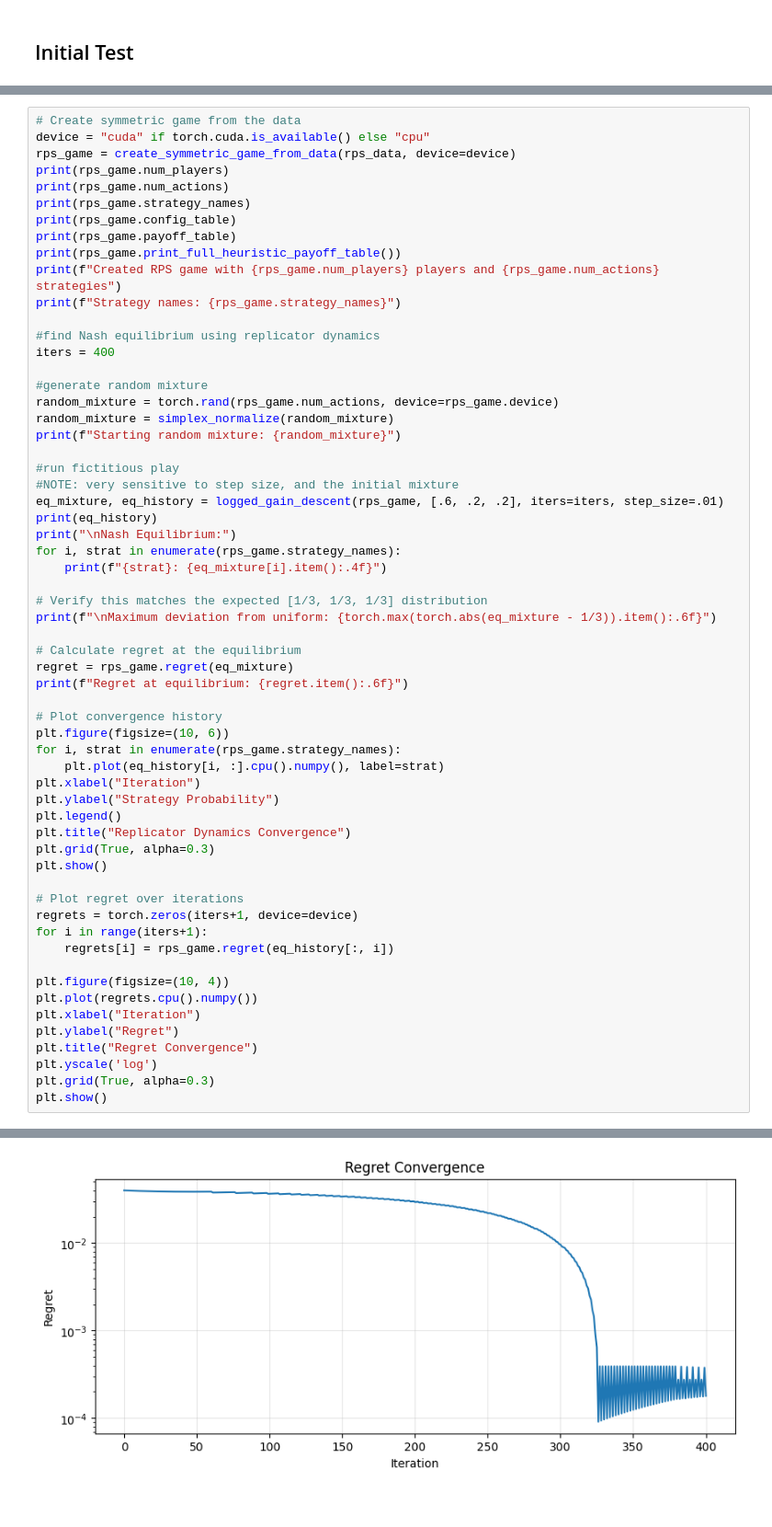
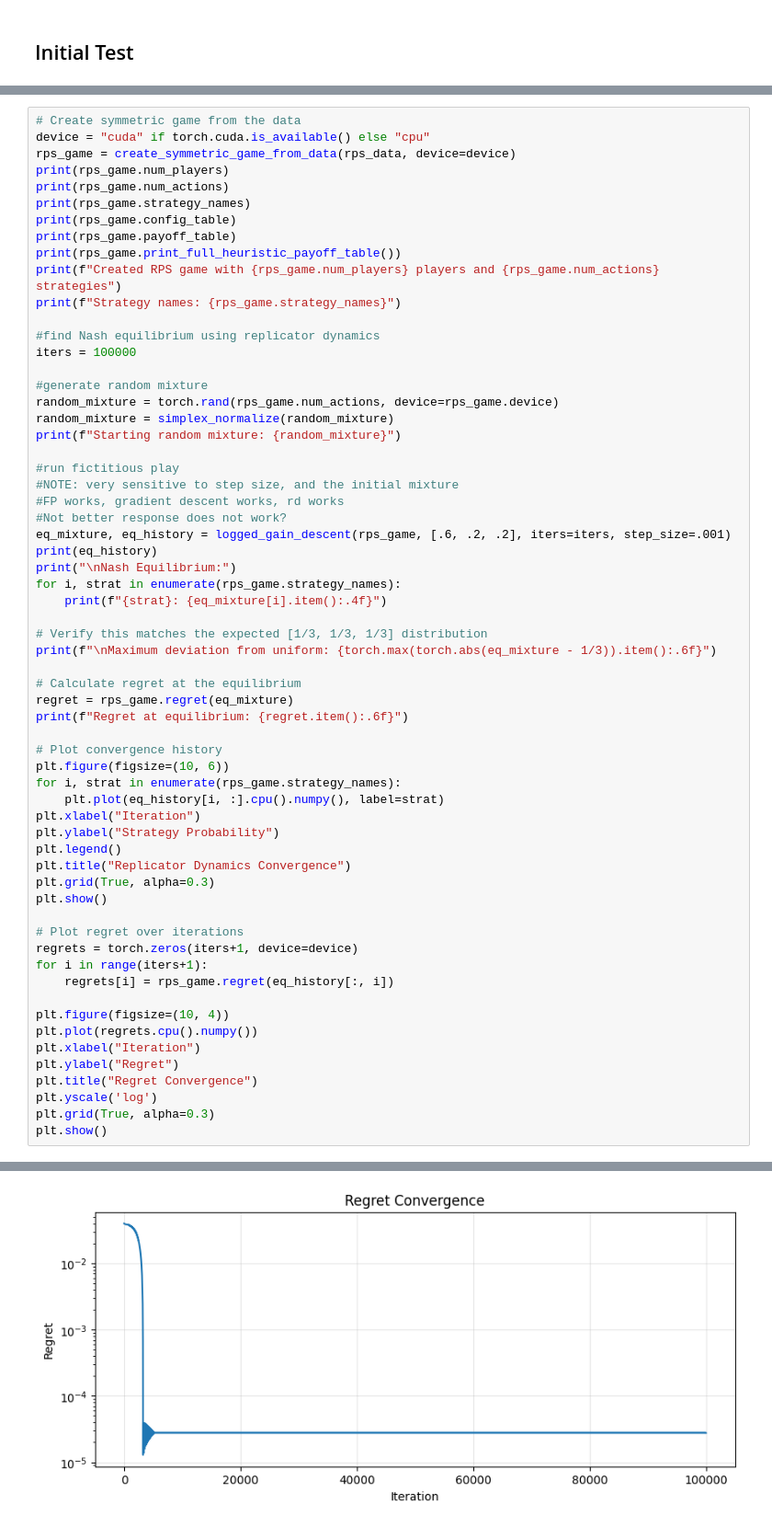
Before and after one commit to anrigu/melo_project, a Jupyter notebook: marketsim/egta/test.ipynb, the cells around one changed output, grey strips where cells are left out. Shown at 92% size. Saved outputs shown, nothing was run; the diff lists cells and outputs as text.

Commit message:
seems to work and can solve games

```diff
--- a/marketsim/egta/test.ipynb
+++ b/marketsim/egta/test.ipynb
@@ -96,7 +100,7 @@ print(f"Created RPS game with {rps_game.num_players} players and {rps_game.num_a
 print(f"Strategy names: {rps_game.strategy_names}")
 
 #find Nash equilibrium using replicator dynamics
-iters = 400
+iters = 100000
 
 #generate random mixture
 random_mixture = torch.rand(rps_game.num_actions, device=rps_game.device)
@@ -105,7 +109,9 @@ print(f"Starting random mixture: {random_mixture}")
 
 #run fictitious play
 #NOTE: very sensitive to step size, and the initial mixture
-eq_mixture, eq_history = logged_gain_descent(rps_game, [.6, .2, .2], iters=iters, step_size=.01)
+#FP works, gradient descent works, rd works
+#Not better response does not work?
+eq_mixture, eq_history = logged_gain_descent(rps_game, [.6, .2, .2], iters=iters, step_size=.001)
 print(eq_history)
 print("\nNash Equilibrium:")
 for i, strat in enumerate(rps_game.strategy_names):
@@ -164 +170 @@ Regret at equilibrium: 0.000180
-[figure, old version]
+[figure, new version]
```
Also changed, not shown: parts of 2 cells of this notebook.
